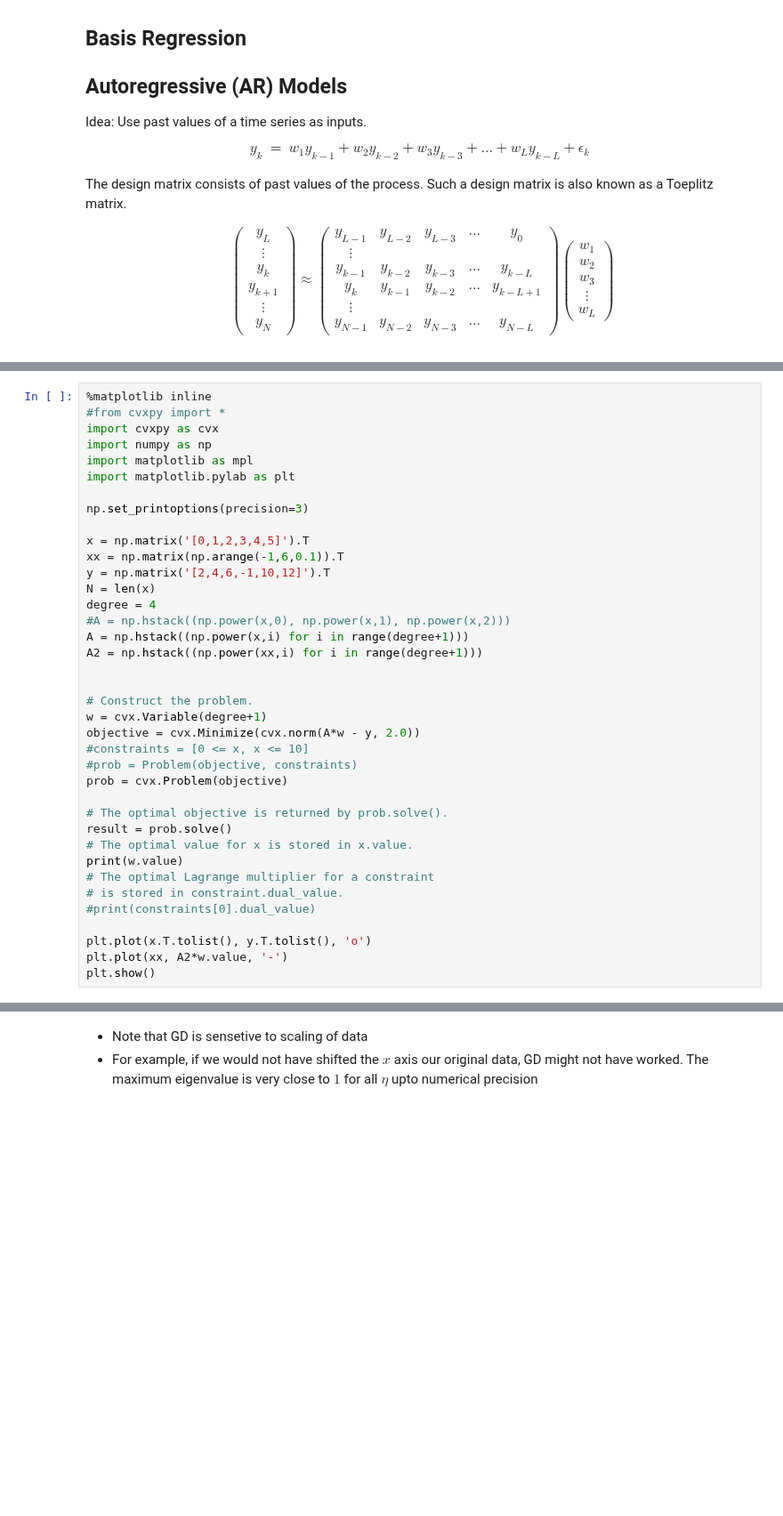
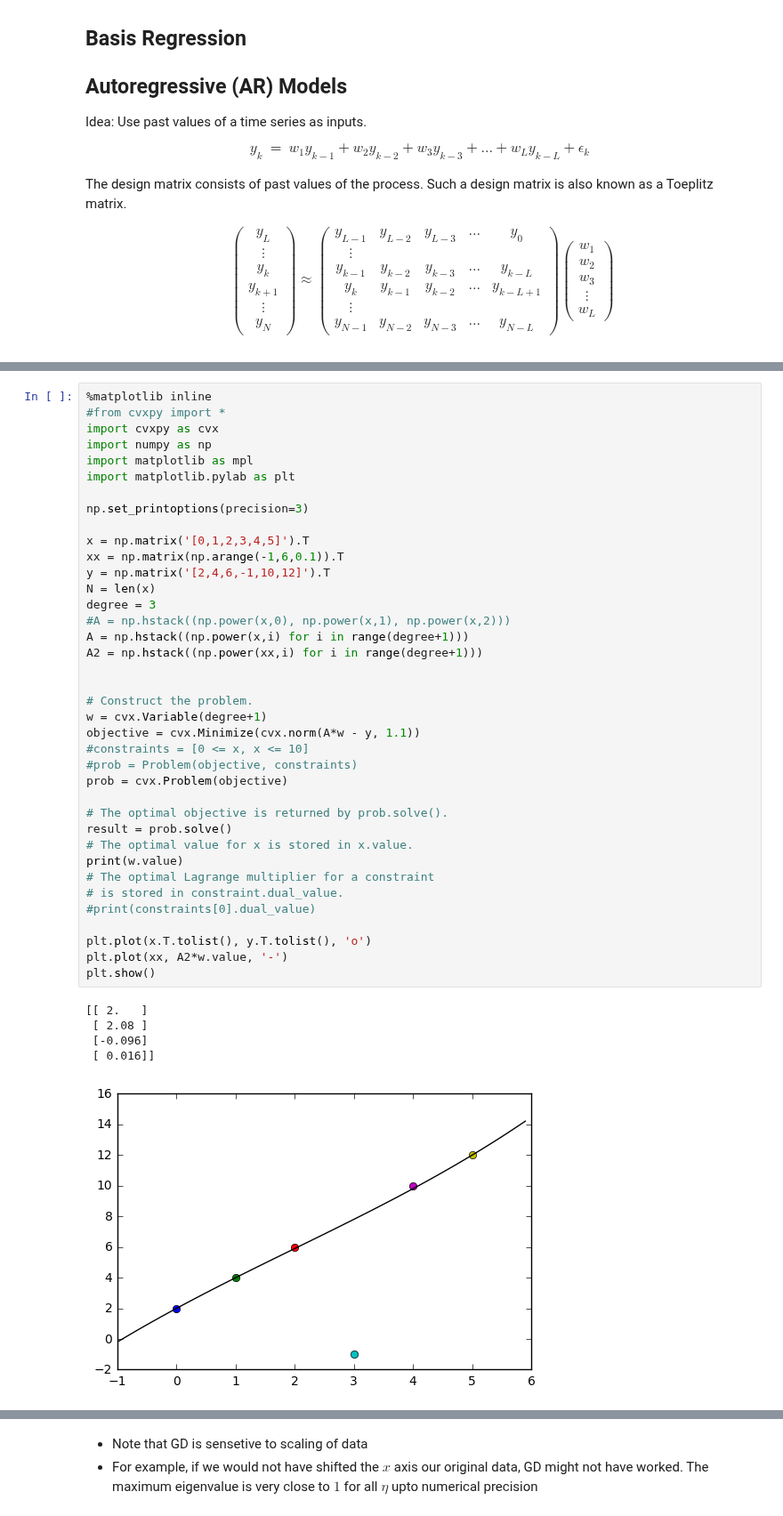
Before and after one commit to atcemgil/notes, a Jupyter notebook: Regression.ipynb, the cells around one changed output, grey strips where cells are left out. Shown at 89% size. Saved outputs shown, nothing was run; the diff lists cells and outputs as text; blank space fills up the shorter version.

```diff
--- a/Regression.ipynb
+++ b/Regression.ipynb
@@ -681,35 +704,41 @@ import matplotlib as mpl
 import matplotlib.pylab as plt
 
 np.set_printoptions(precision=3)
 
 x = np.matrix('[0,1,2,3,4,5]').T
 xx = np.matrix(np.arange(-1,6,0.1)).T
 y = np.matrix('[2,4,6,-1,10,12]').T
 N = len(x)
-degree = 4
+degree = 3
 #A = np.hstack((np.power(x,0), np.power(x,1), np.power(x,2)))
 A = np.hstack((np.power(x,i) for i in range(degree+1)))
 A2 = np.hstack((np.power(xx,i) for i in range(degree+1)))
 
 
 # Construct the problem.
 w = cvx.Variable(degree+1)
-objective = cvx.Minimize(cvx.norm(A*w - y, 2.0))
+objective = cvx.Minimize(cvx.norm(A*w - y, 1.1))
 #constraints = [0 <= x, x <= 10]
 #prob = Problem(objective, constraints)
 prob = cvx.Problem(objective)
 
 # The optimal objective is returned by prob.solve().
 result = prob.solve()
 # The optimal value for x is stored in x.value.
 print(w.value)
 # The optimal Lagrange multiplier for a constraint
 # is stored in constraint.dual_value.
 #print(constraints[0].dual_value)
 
 plt.plot(x.T.tolist(), y.T.tolist(), 'o')
 plt.plot(xx, A2*w.value, '-')
 plt.show()
+# %% [output]
+[[ 2.   ]
+ [ 2.08 ]
+ [-0.096]
+ [ 0.016]]
+[figure, added]
 # %% [markdown]
 # Advanced Material
 
```
Also changed, not shown: parts of 9 cells of this notebook, 8 other files.
